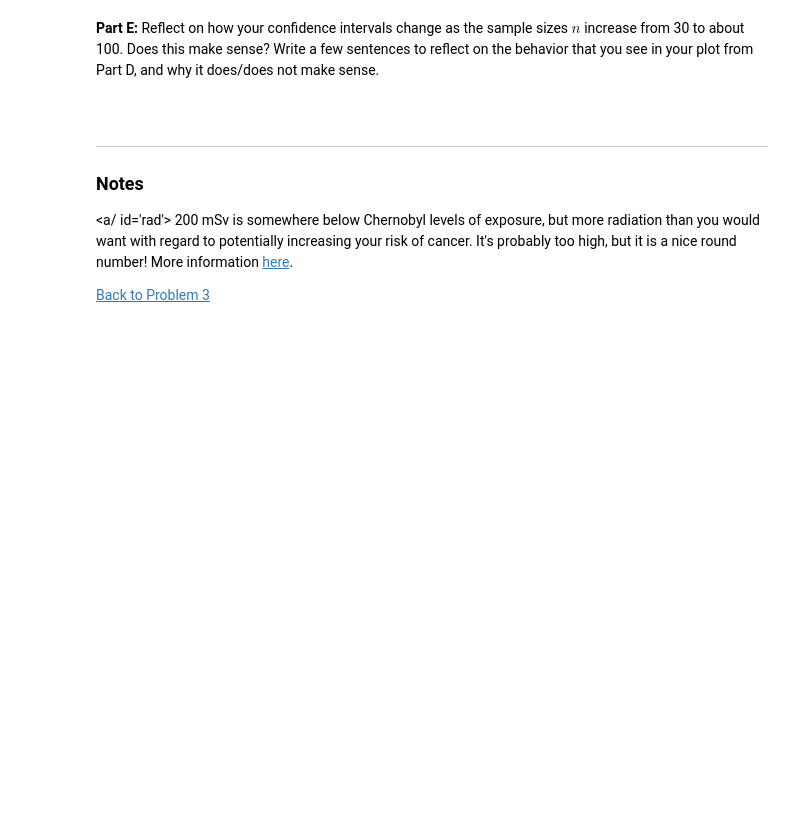
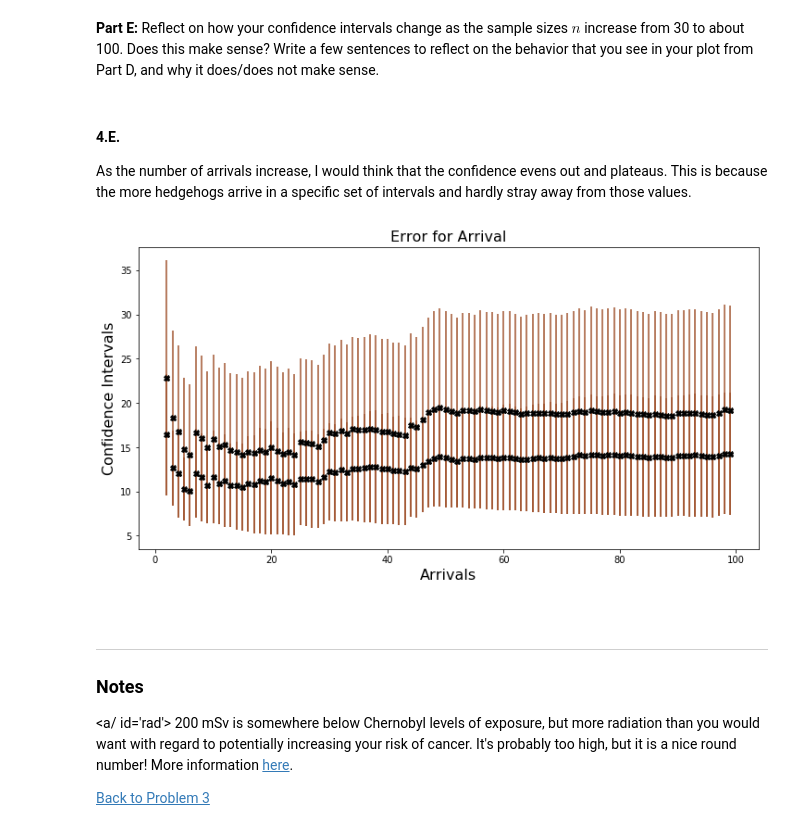
Before and after one commit to jasonlubrano/CSCI3022-DataScience, a Jupyter notebook: HW3/HW3/hmwk03_Lubrano_Jason.ipynb, the cells around one changed output. Cells and saved outputs as stored; diff of their text form; code cells hidden in the pictures; blank space fills up the shorter version.

```diff
--- a/HW3/HW3/hmwk03_Lubrano_Jason.ipynb
+++ b/HW3/HW3/hmwk03_Lubrano_Jason.ipynb
@@ -494,5 +853,14 @@ To best capture the majesty of the mighty hedgehog, your histogram boxes should
 # %% [markdown]
 **Part E:** Reflect on how your confidence intervals change as the sample sizes $n$ increase from 30 to about 100. Does this make sense? Write a few sentences to reflect on the behavior that you see in your plot from Part D, and why it does/does not make sense.
+# %% [markdown]
+#### 4.E.
+
+As the number of arrivals increase, I would think that the confidence evens out and plateaus. This is because the more hedgehogs arrive in a specific set of intervals and hardly stray away from those values.
+# %%
+n100=100
+graph_hh_arrivals(n100)
+# %% [output]
+[figure, added]
 # %% [markdown]
 <br>
 
```
Also changed, not shown: parts of 24 cells of this notebook.
